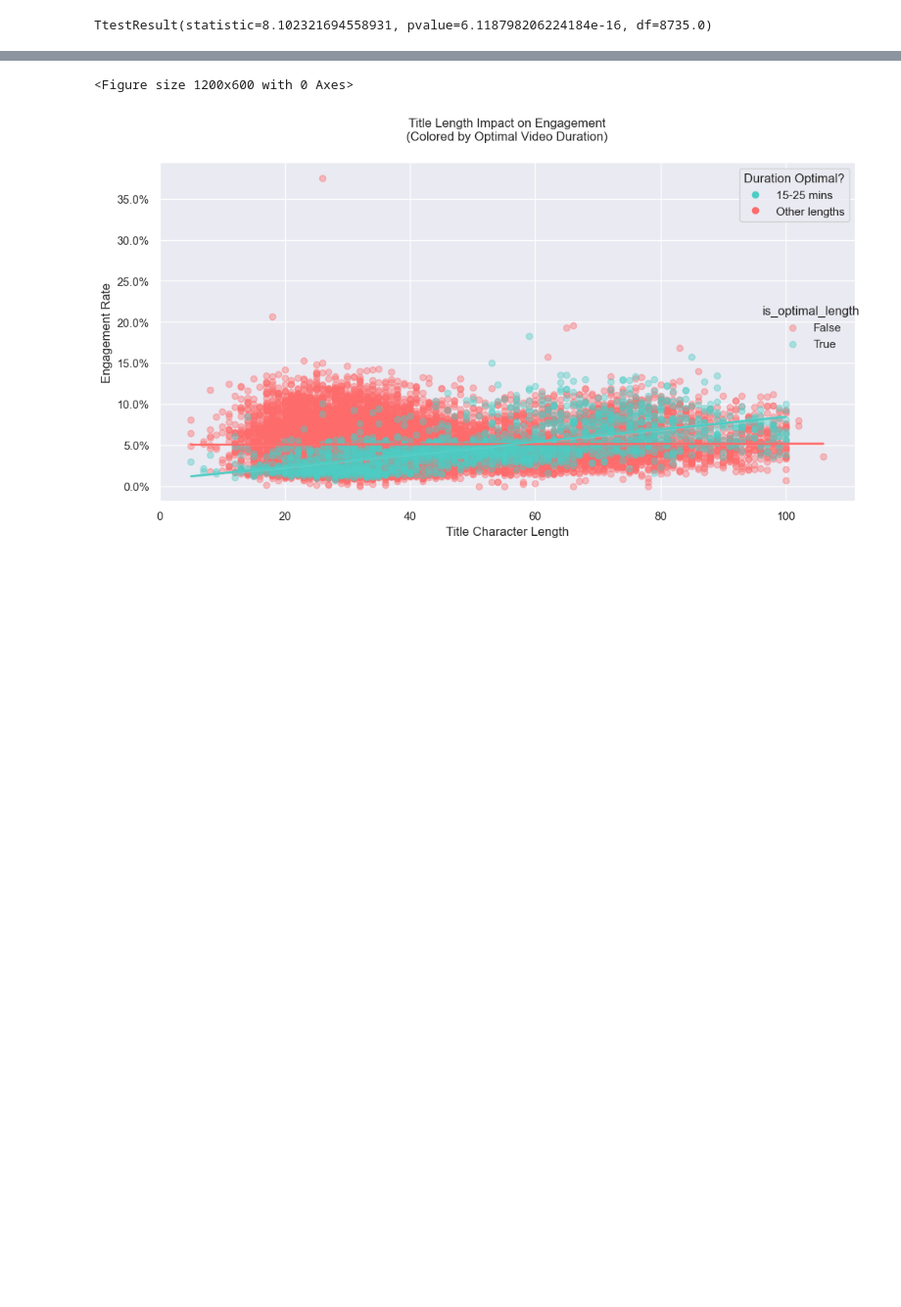
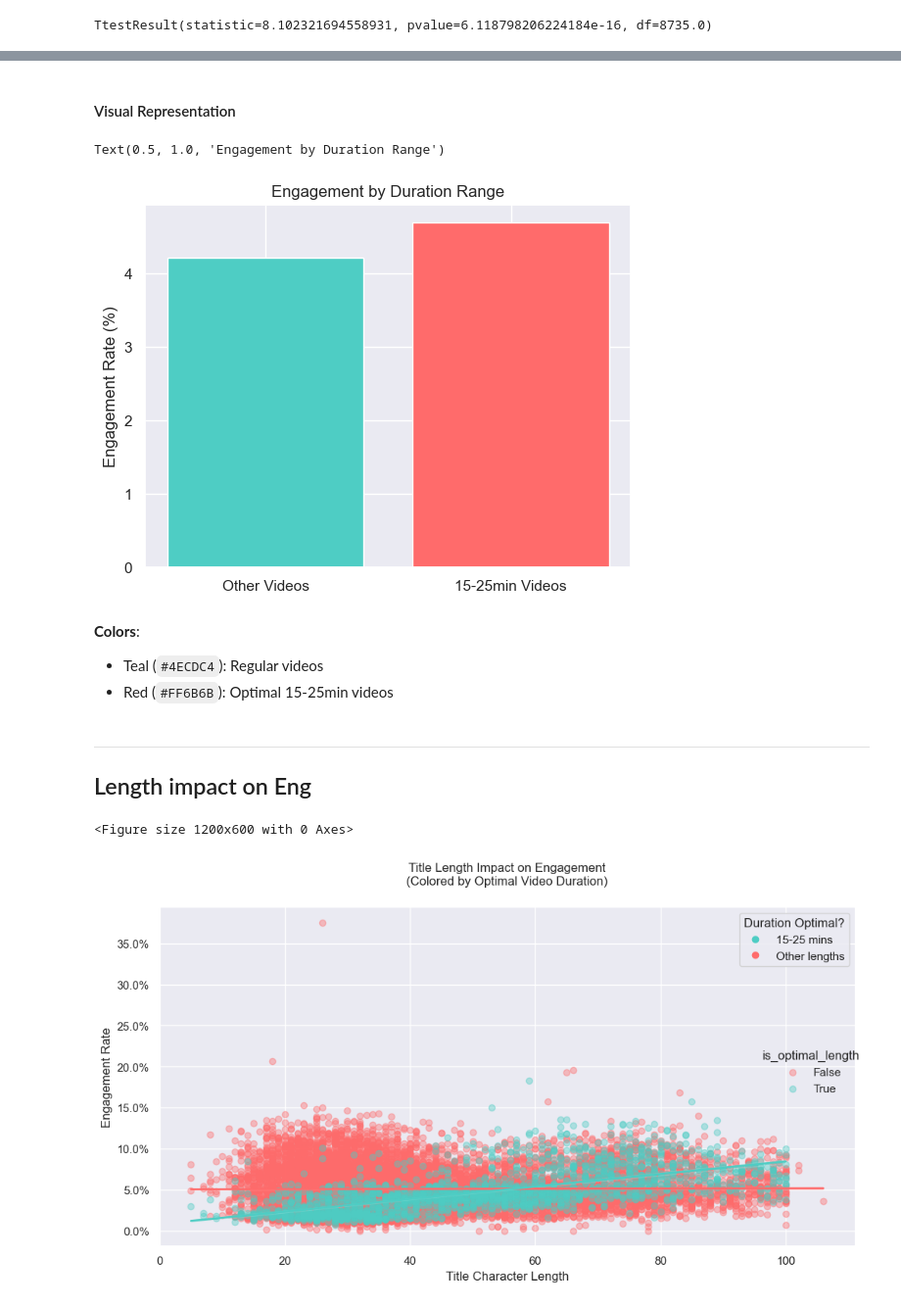
Before and after one commit to Shab00/redPillYoutube, a Jupyter notebook: 4.redPillAnalytics.ipynb, the cells around one changed output, grey strips where cells are left out. Shown at 98% size. Saved outputs shown, nothing was run; the diff lists cells and outputs as text; code cells hidden in the pictures; blank space fills up the shorter version.

Commit message:
notebook4 added duration of time

```diff
--- a/4.redPillAnalytics.ipynb
+++ b/4.redPillAnalytics.ipynb
@@ -325,3 +596,21 @@ TtestResult(statistic=8.102321694558931, pvalue=6.118798206224184e-16, df=8735.0
+# %% [markdown]
+#### Visual Representation
+# %%
+plt.bar(['Other Videos', '15-25min Videos'],
+        [4.22, 4.70],
+        color=['#4ECDC4', '#FF6B6B'])
+plt.ylabel('Engagement Rate (%)')
+plt.title('Engagement by Duration Range')
+# %% [output]
+Text(0.5, 1.0, 'Engagement by Duration Range')
+[figure, added]
+# %% [markdown]
+**Colors**:
+- Teal (`#4ECDC4`): Regular videos
+- Red (`#FF6B6B`): Optimal 15-25min videos
+# %% [markdown]
+---
+## Length impact on Eng
 # %%
 # 1. First create the optimal length flag (missing in your data)
 video_df['is_optimal_length'] = video_df['durationSecs'].between(900, 1500)  # 15-25 minute range
```
Also changed, not shown: parts of 64 cells of this notebook.
